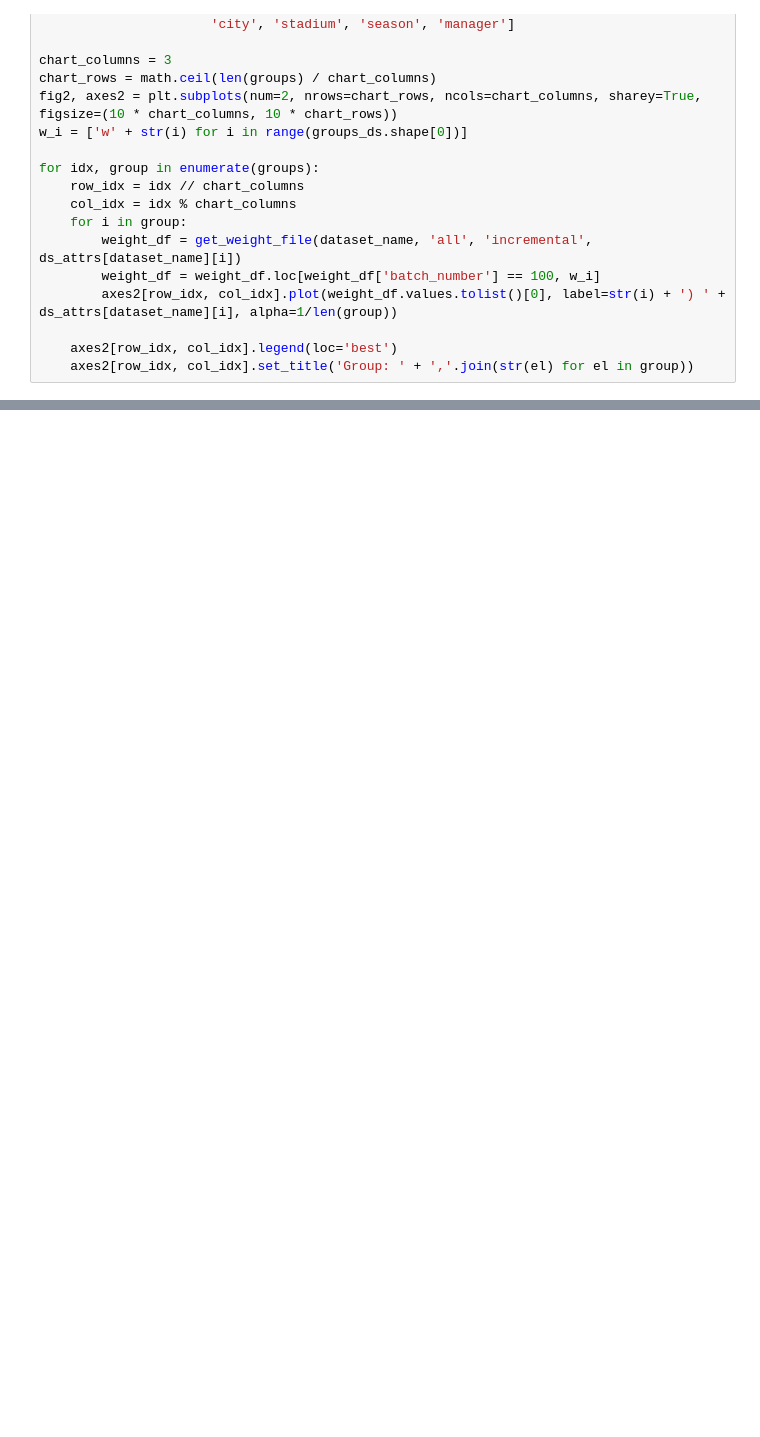
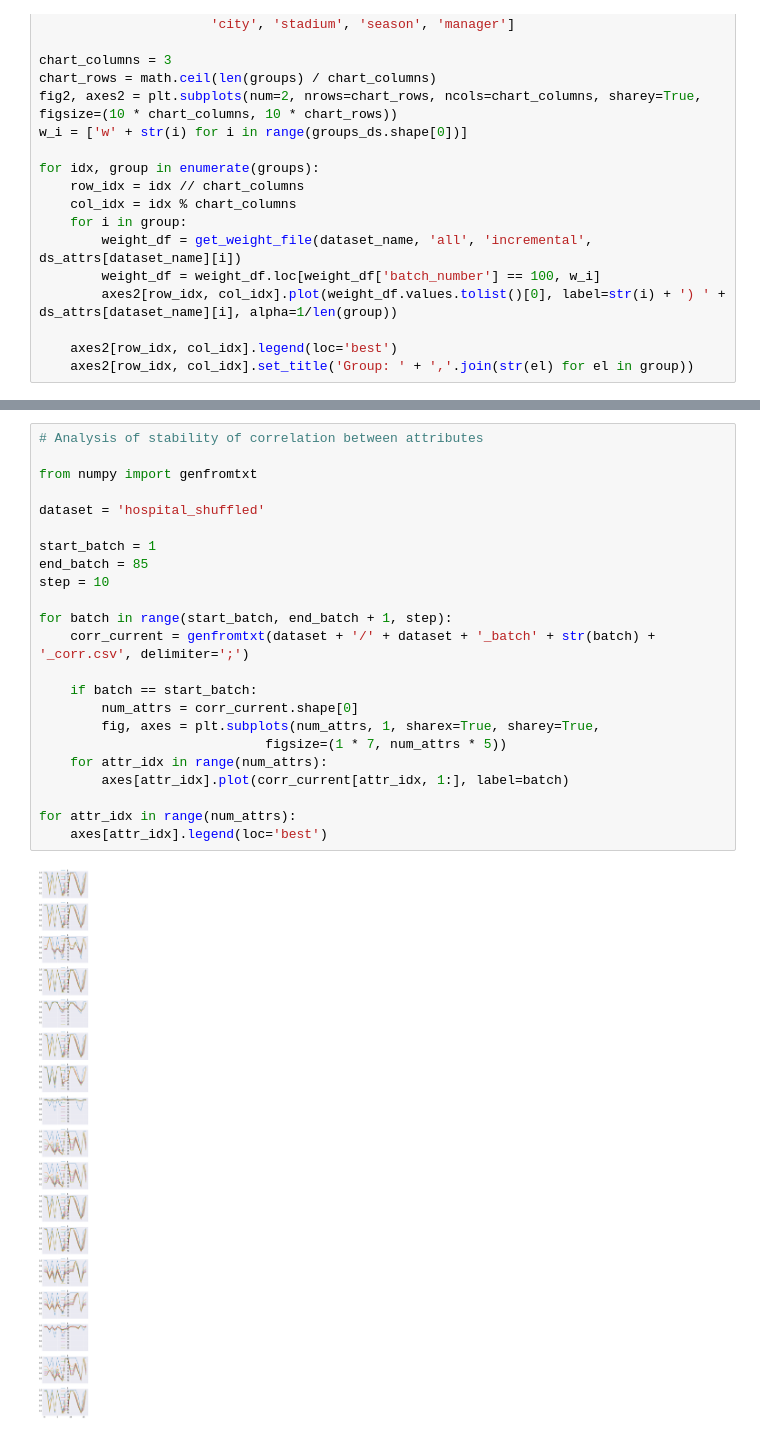
Before and after one commit to oliveiraph17/holoclean-incremental, a Jupyter notebook: experimental_results/quality_charts.ipynb, the cells around one changed output, grey strips where cells are left out. Cells and saved outputs as stored; diff of their text form; blank space fills up the shorter version.

```diff
--- a/experimental_results/quality_charts.ipynb
+++ b/experimental_results/quality_charts.ipynb
@@ -480,0 +563,25 @@ for idx, group in enumerate(groups):
+# %%
+# Analysis of stability of correlation between attributes
+
+from numpy import genfromtxt
+
+dataset = 'hospital_shuffled'
+
+start_batch = 1
+end_batch = 85
+step = 10
+
+for batch in range(start_batch, end_batch + 1, step):
+    corr_current = genfromtxt(dataset + '/' + dataset + '_batch' + str(batch) + '_corr.csv', delimiter=';')
+
+    if batch == start_batch:
+        num_attrs = corr_current.shape[0]
+        fig, axes = plt.subplots(num_attrs, 1, sharex=True, sharey=True,
+                             figsize=(1 * 7, num_attrs * 5))
+    for attr_idx in range(num_attrs):
+        axes[attr_idx].plot(corr_current[attr_idx, 1:], label=batch)
+
+for attr_idx in range(num_attrs):
+    axes[attr_idx].legend(loc='best')
+# %% [output]
+[figure, added]
```
Also changed, not shown: parts of 8 cells of this notebook, 2 other files.
